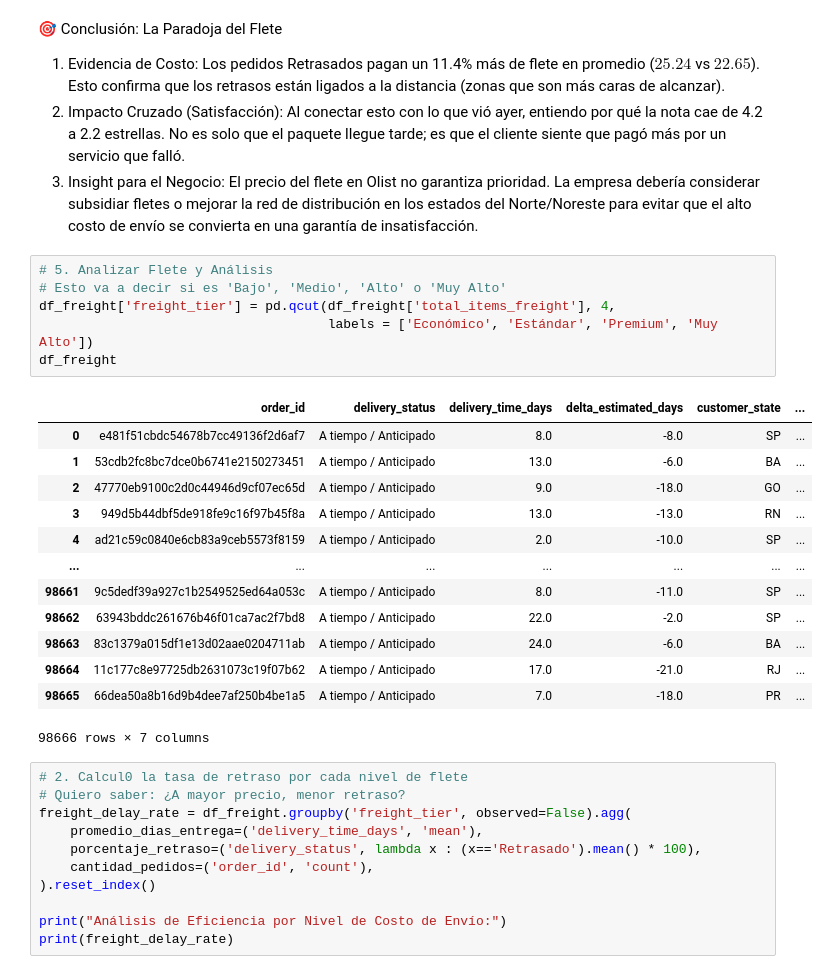
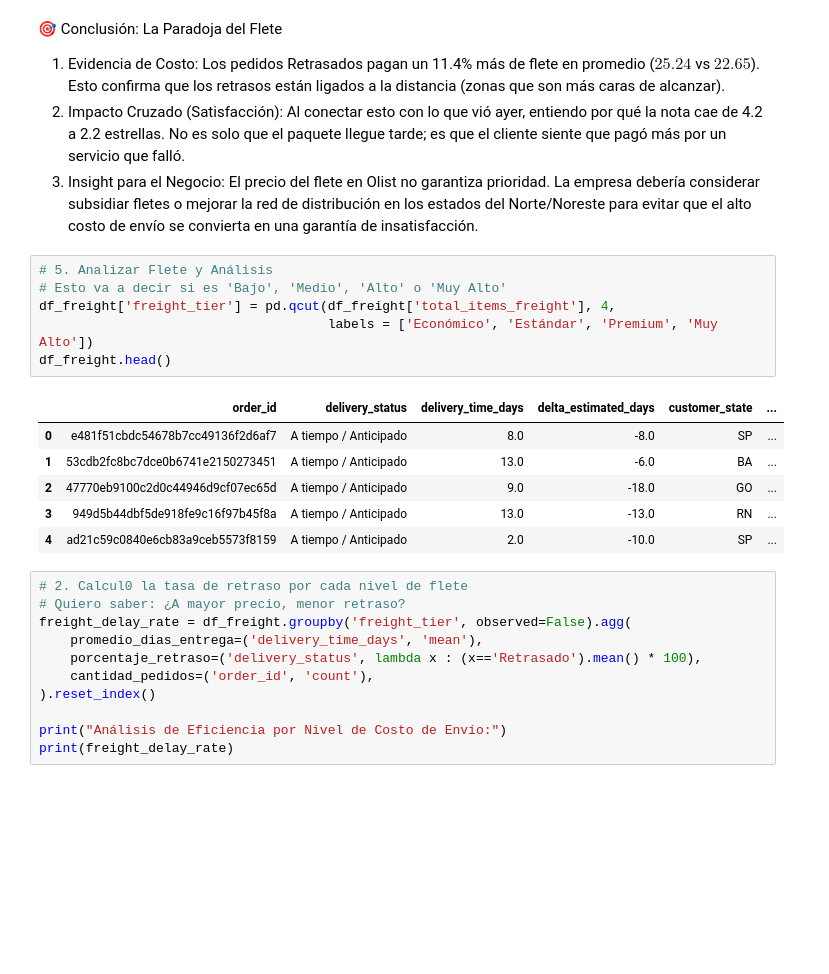
Before and after one commit to marcobustosblas/ecommerce-olist-analysis, a Jupyter notebook: notebooks/05_logistic_and_delivery.ipynb, the cells around one changed output. Drawn from its saved outputs; the diff is of its cells as text; blank space fills up the shorter version.

```diff
--- a/notebooks/05_logistic_and_delivery.ipynb
+++ b/notebooks/05_logistic_and_delivery.ipynb
@@ -300,23 +311,16 @@ Name: total_items_freight, dtype: float64
 # %%
 # 5. Analizar Flete y Análisis
 # Esto va a decir si es 'Bajo', 'Medio', 'Alto' o 'Muy Alto'
 df_freight['freight_tier'] = pd.qcut(df_freight['total_items_freight'], 4,
                                      labels = ['Económico', 'Estándar', 'Premium', 'Muy Alto'])
-df_freight
+df_freight.head()
 # %% [output]
 |  | order_id | delivery_status | delivery_time_days | delta_estimated_days | customer_state | ... |
 | 0 | e481f51cbdc54678b7cc49136f2d6af7 | A tiempo / Anticipado | 8.0 | -8.0 | SP | ... |
 | 1 | 53cdb2fc8bc7dce0b6741e2150273451 | A tiempo / Anticipado | 13.0 | -6.0 | BA | ... |
 | 2 | 47770eb9100c2d0c44946d9cf07ec65d | A tiempo / Anticipado | 9.0 | -18.0 | GO | ... |
 | 3 | 949d5b44dbf5de918fe9c16f97b45f8a | A tiempo / Anticipado | 13.0 | -13.0 | RN | ... |
 | 4 | ad21c59c0840e6cb83a9ceb5573f8159 | A tiempo / Anticipado | 2.0 | -10.0 | SP | ... |
-| ... | ... | ... | ... | ... | ... | ... |
-| 98661 | 9c5dedf39a927c1b2549525ed64a053c | A tiempo / Anticipado | 8.0 | -11.0 | SP | ... |
-| 98662 | 63943bddc261676b46f01ca7ac2f7bd8 | A tiempo / Anticipado | 22.0 | -2.0 | SP | ... |
-| 98663 | 83c1379a015df1e13d02aae0204711ab | A tiempo / Anticipado | 24.0 | -6.0 | BA | ... |
-| 98664 | 11c177c8e97725db2631073c19f07b62 | A tiempo / Anticipado | 17.0 | -21.0 | RJ | ... |
-| 98665 | 66dea50a8b16d9b4dee7af250b4be1a5 | A tiempo / Anticipado | 7.0 | -18.0 | PR | ... |
-98666 rows × 7 columns
 # %%
 # 2. Calcul0 la tasa de retraso por cada nivel de flete
 # Quiero saber: ¿A mayor precio, menor retraso?
```
Also changed, not shown: parts of 16 cells of this notebook.
